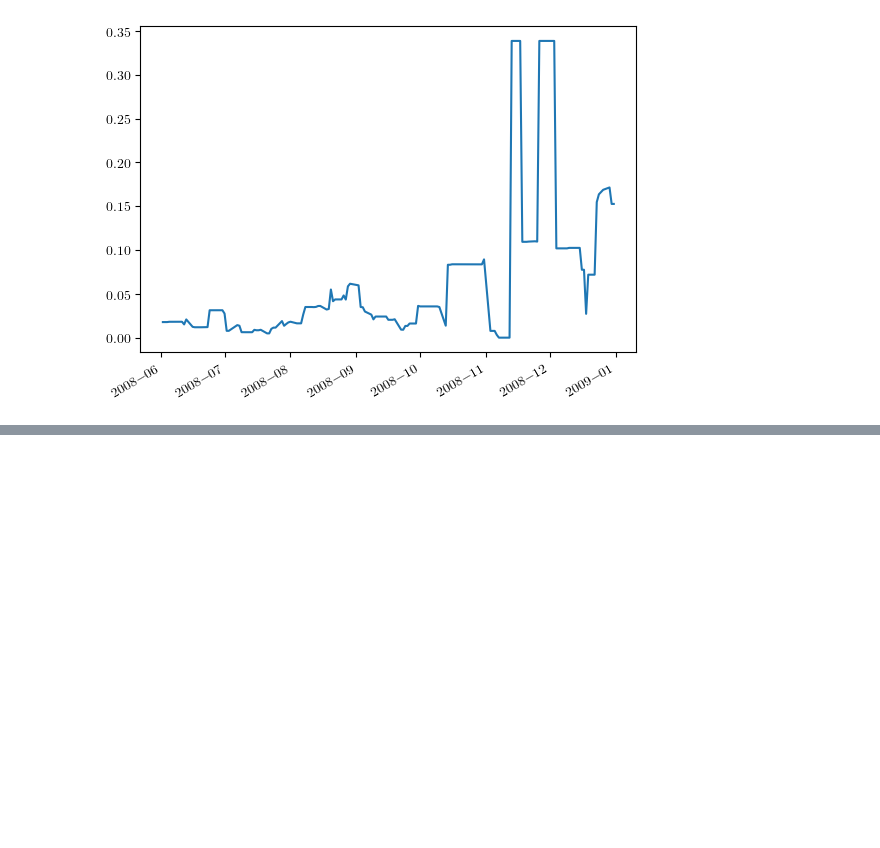
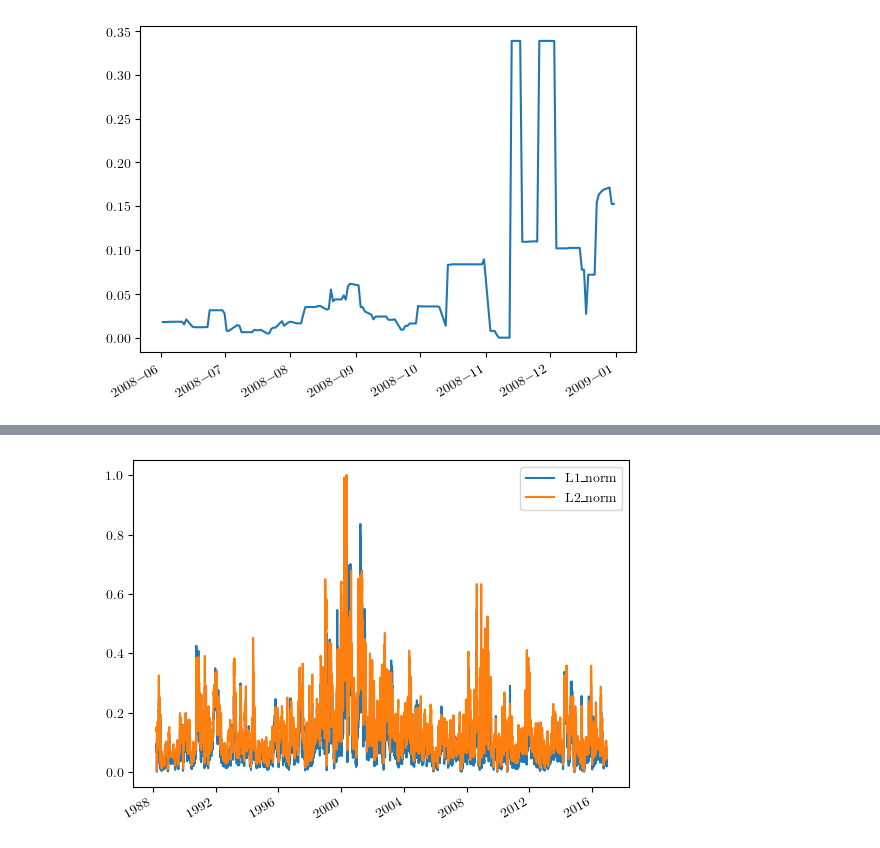
Before and after one commit to FloerHogy/FinancialTimeSeriesTDA, a Jupyter notebook: Project TDA/ProjectTDA.ipynb, the cells around one changed output, grey strips where cells are left out. Saved outputs shown, nothing was run; the diff lists cells and outputs as text; code cells hidden in the pictures; blank space fills up the shorter version.

```diff
--- a/Project TDA/ProjectTDA.ipynb
+++ b/Project TDA/ProjectTDA.ipynb
@@ -436,0 +503,9 @@ Norms_ln.to_csv('Norms_scaled.csv')
+# %%
+minmax = MinMaxScaler()
+norms_normalized = pd.DataFrame(minmax.fit_transform(Norms_ln),columns = Norms_ln.columns)
+norms_normalized.set_index(Norms_ln.index, inplace = True)
+
+norms_normalized.plot()
+plt.show()
+# %% [output]
+[figure, added]
```
Also changed, not shown: parts of 8 cells of this notebook, 2 other files.
